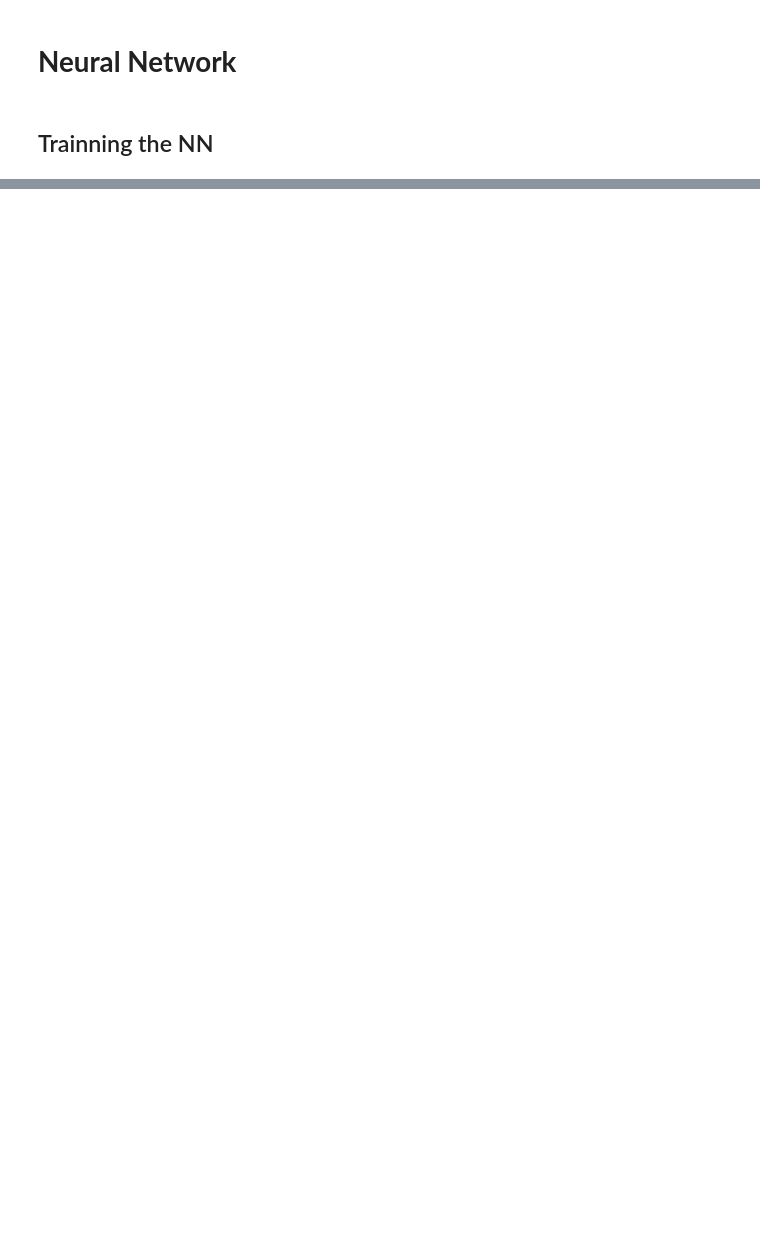
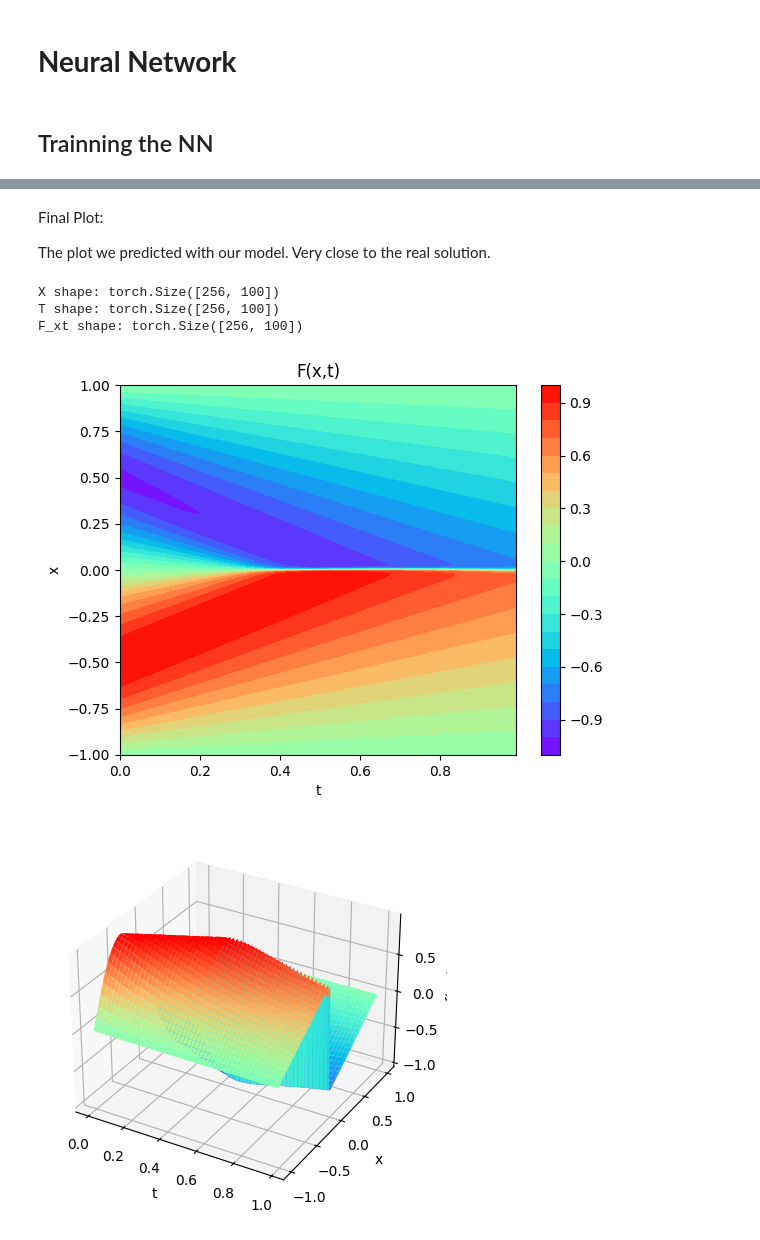
Before and after one commit to catalinapesquet/everything-training, a Jupyter notebook: PINNS_BurgersEquation.ipynb, the cells around one changed output, grey strips where cells are left out. Cells and saved outputs as stored; diff of their text form; code cells hidden in the pictures; blank space fills up the shorter version.

```diff
--- a/PINNS_BurgersEquation.ipynb
+++ b/PINNS_BurgersEquation.ipynb
@@ -376,0 +597,18 @@ DNN(
+# %%
+x1=X_true[:,0]
+t1=X_true[:,1]
+# %%
+arr_x1=x1.reshape(shape=X.shape).transpose(1,0).detach().cpu()
+arr_T1=t1.reshape(shape=X.shape).transpose(1,0).detach().cpu()
+# %% [markdown]
+Final Plot:
+
+The plot we predicted with our model. Very close to the real solution.
+# %%
+plot3D_Matrix(arr_x1,arr_T1,torch.from_numpy(u_pred))
+# %% [output]
+X shape: torch.Size([256, 100])
+T shape: torch.Size([256, 100])
+F_xt shape: torch.Size([256, 100])
+[figure, added]
+[figure, added]
```
Also changed, not shown: parts of 23 cells of this notebook.
